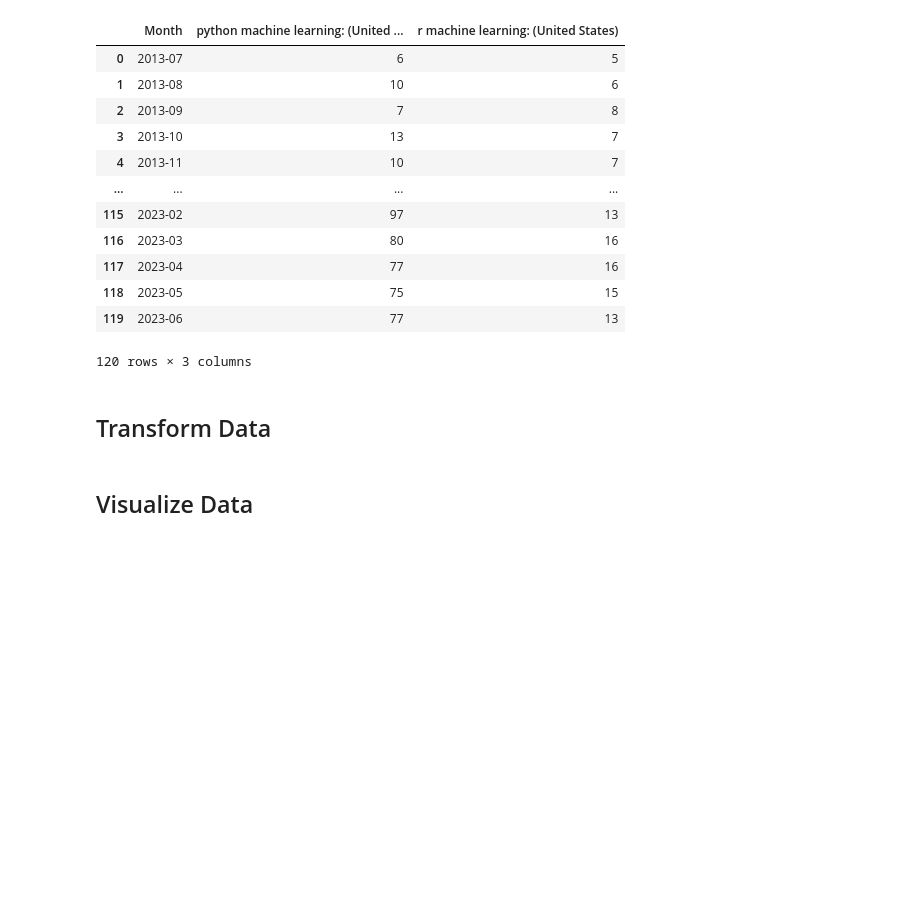
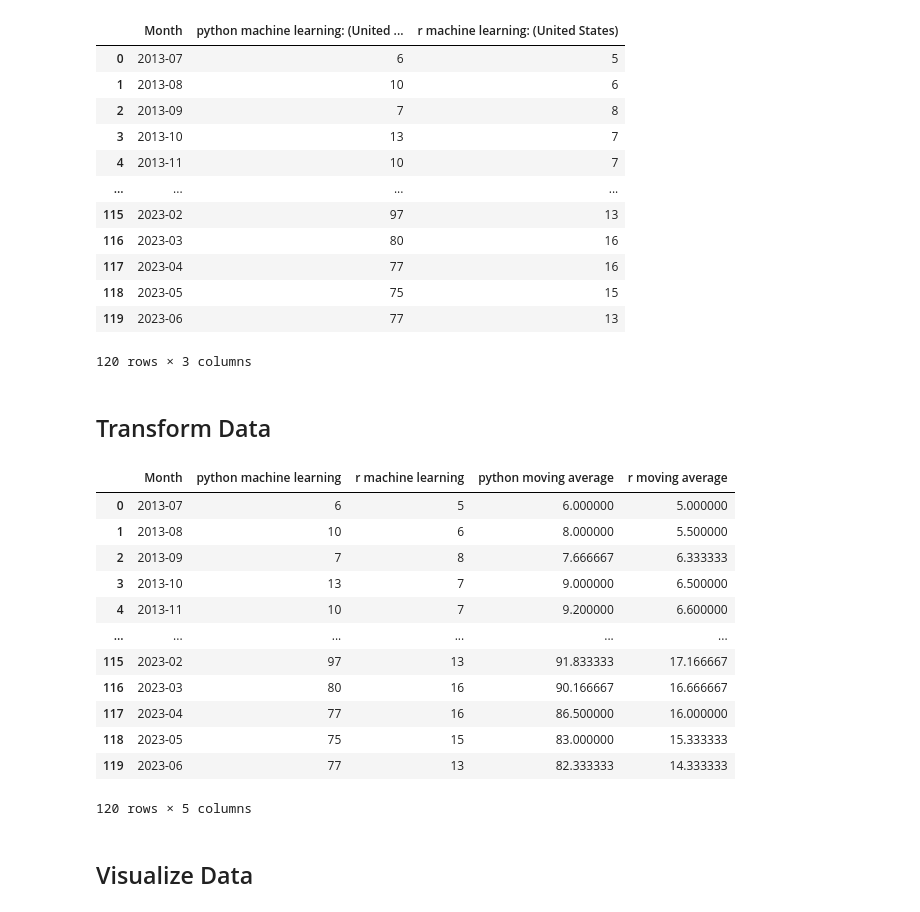
Before and after one commit to tomweinandy/AIinPowerBI, a Jupyter notebook: demo_vending_data.ipynb, the cells around one changed output. Saved outputs shown, nothing was run; the diff lists cells and outputs as text; code cells hidden in the pictures; blank space fills up the shorter version.

```diff
--- a/demo_vending_data.ipynb
+++ b/demo_vending_data.ipynb
@@ -41,5 +40,35 @@ multiTimeline2023-06.csv
 120 rows × 3 columns
 # %% [markdown]
 ## Transform Data
+# %%
+# Add three-month moving average
+df_rolling = df.set_index('Month')
+df_rolling = df_rolling.rolling(6, min_periods=1).mean()
+df_rolling = df_rolling.reset_index()
+
+# Rename columns
+df_rolling = df_rolling.rename(columns=
+                               {'python machine learning: (United States)':'python moving average',
+                                'r machine learning: (United States)': 'r moving average'})
+
+# Merge with original dataframe
+df_rolling.insert(1, 'python machine learning', df['python machine learning: (United States)'])
+df_rolling.insert(2, 'r machine learning', df['r machine learning: (United States)'])
+
+df_rolling
+# %% [output]
+|  | Month | python machine learning | r machine learning | python moving average | r moving average |
+| 0 | 2013-07 | 6 | 5 | 6.000000 | 5.000000 |
+| 1 | 2013-08 | 10 | 6 | 8.000000 | 5.500000 |
+| 2 | 2013-09 | 7 | 8 | 7.666667 | 6.333333 |
+| 3 | 2013-10 | 13 | 7 | 9.000000 | 6.500000 |
+| 4 | 2013-11 | 10 | 7 | 9.200000 | 6.600000 |
+| ... | ... | ... | ... | ... | ... |
+| 115 | 2023-02 | 97 | 13 | 91.833333 | 17.166667 |
+| 116 | 2023-03 | 80 | 16 | 90.166667 | 16.666667 |
+| 117 | 2023-04 | 77 | 16 | 86.500000 | 16.000000 |
+| 118 | 2023-05 | 75 | 15 | 83.000000 | 15.333333 |
+| 119 | 2023-06 | 77 | 13 | 82.333333 | 14.333333 |
+120 rows × 5 columns
 # %% [markdown]
 ## Visualize Data
```
Also changed, not shown: parts of 3 cells of this notebook.
